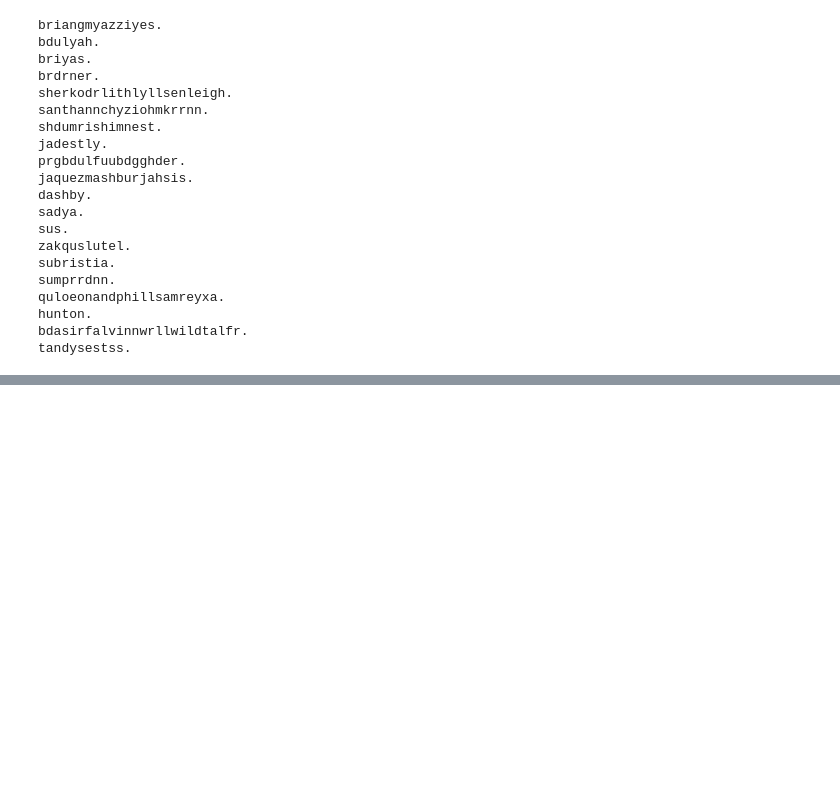
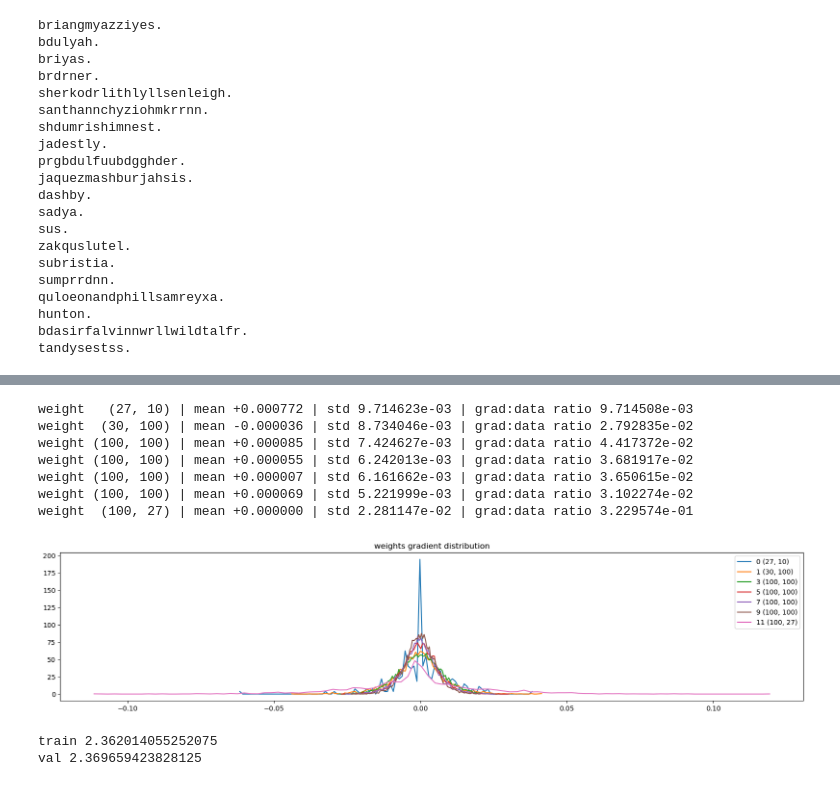
Before and after one commit to joaoDossena/MLFromScratch, a Jupyter notebook: 12 - makemore/build_makemore_mlp2.ipynb, the cells around one changed output, grey strips where cells are left out. Drawn from its saved outputs; the diff is of its cells as text; code cells hidden in the pictures; blank space fills up the shorter version.

```diff
--- a/12 - makemore/build_makemore_mlp2.ipynb
+++ b/12 - makemore/build_makemore_mlp2.ipynb
@@ -314,0 +440,45 @@ class BatchNorm1d:
+# %%
+# visualize histograms
+plt.figure(figsize=(20, 4)) # width and height of the plot
+legends = []
+for i,p in enumerate(parameters):
+  t = p.grad
+  if p.ndim == 2:
+    print('weight %10s | mean %+f | std %e | grad:data ratio %e' % (tuple(p.shape), t.mean(), t.std(), t.std() / p.std()))
+    hy, hx = torch.histogram(t, density=True)
+    plt.plot(hx[:-1].detach(), hy.detach())
+    legends.append(f'{i} {tuple(p.shape)}')
+plt.legend(legends)
+plt.title('weights gradient distribution');
+# %% [output]
+weight   (27, 10) | mean +0.000772 | std 9.714623e-03 | grad:data ratio 9.714508e-03
+weight  (30, 100) | mean -0.000036 | std 8.734046e-03 | grad:data ratio 2.792835e-02
+weight (100, 100) | mean +0.000085 | std 7.424627e-03 | grad:data ratio 4.417372e-02
+weight (100, 100) | mean +0.000055 | std 6.242013e-03 | grad:data ratio 3.681917e-02
+weight (100, 100) | mean +0.000007 | std 6.161662e-03 | grad:data ratio 3.650615e-02
+weight (100, 100) | mean +0.000069 | std 5.221999e-03 | grad:data ratio 3.102274e-02
+weight  (100, 27) | mean +0.000000 | std 2.281147e-02 | grad:data ratio 3.229574e-01
+[figure, added]
+# %%
+@torch.no_grad() # this decorator disables gradient tracking
+def split_loss(split):
+  x,y = {
+    'train': (Xtr, Ytr),
+    'val': (Xdev, Ydev),
+    'test': (Xte, Yte),
+  }[split]
+  emb = C[x] # (N, block_size, n_embd)
+  x = emb.view(emb.shape[0], -1) # concat into (N, block_size * n_embd)
+  for layer in layers:
+    x = layer(x)
+  loss = F.cross_entropy(x, y)
+  print(split, loss.item())
+
+# put layers into eval mode
+for layer in layers:
+  layer.training = False
+split_loss('train')
+split_loss('val')
+# %% [output]
+train 2.362014055252075
+val 2.369659423828125
```
Also changed, not shown: parts of 4 cells of this notebook.
